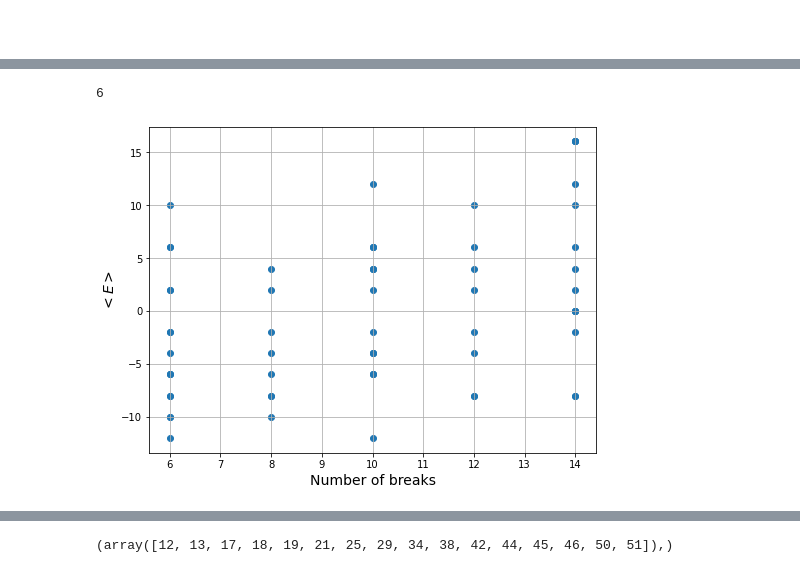
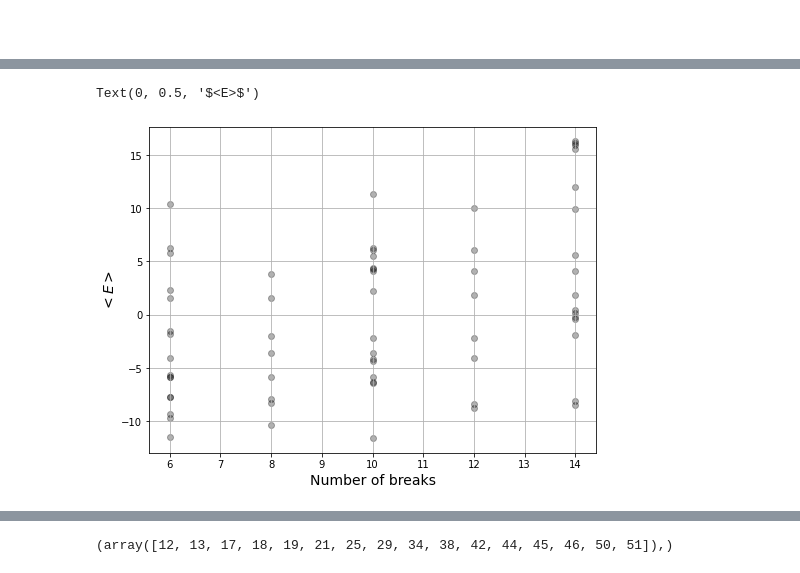
Before and after one commit to Balint831/SciMod, a Jupyter notebook: project/src/main.ipynb, the cells around one changed output, grey strips where cells are left out. Drawn from its saved outputs; the diff is of its cells as text; code cells hidden in the pictures.

```diff
--- a/project/src/main.ipynb
+++ b/project/src/main.ipynb
@@ -99,0 +94,16 @@ np.where( values == min(values) )
+# %%
+def setup_labels(z, num_teams):
+    '''
+    create dict of team pair - z value eg. { "12" : z_1, "13" : z_2 ...}
+
+    z - iterable:
+    num_teams - int:
+    '''
+
+    combos = []
+
+    for i in range(0, num_teams - 1 ):
+        for j in range(i, num_teams):
+            if i != j:
+                combos.append( str(i) + str(j) )
+    return dict( zip(combos, z ) )
@@ -152,9 +227,0 @@ array([[0, 1, 0, 1, 0, 1],
-# %%
-q = ha_assignment
-
-breaks = 0
-for t_row in range(q.shape[0]):
-    for slot in range(q.shape[1]-1):
-        breaks += q[t_row, slot] * q[t_row, slot + 1] + (1 - q[t_row,slot]) * ( 1 - q[t_row, slot + 1])
-# %% [output]
-6
@@ -223,9 +228,10 @@ for  z in bitstrings:
 # %%
 plt.figure(figsize=[8,6])
 plt.grid()
-plt.scatter( breaks_list, values )
+plt.scatter( breaks_list, np.array(values) + 0.3 * np.random.normal(size = np.array(values).shape), alpha = .3, color = "black")
 plt.xlabel("Number of breaks", size = 14)
 plt.ylabel("$<E>$", size = 14)
-plt.savefig("/home/user/mnt/project/src/energy-breaks.png", dpi = 200)
+#plt.savefig("/home/user/mnt/project/src/energy-breaks.png", dpi = 200)
 # %% [output]
+Text(0, 0.5, '$<E>$')
-[figure, old version]
+[figure, new version]
```
Also changed, not shown: parts of 26 cells of this notebook, 4 other files.
